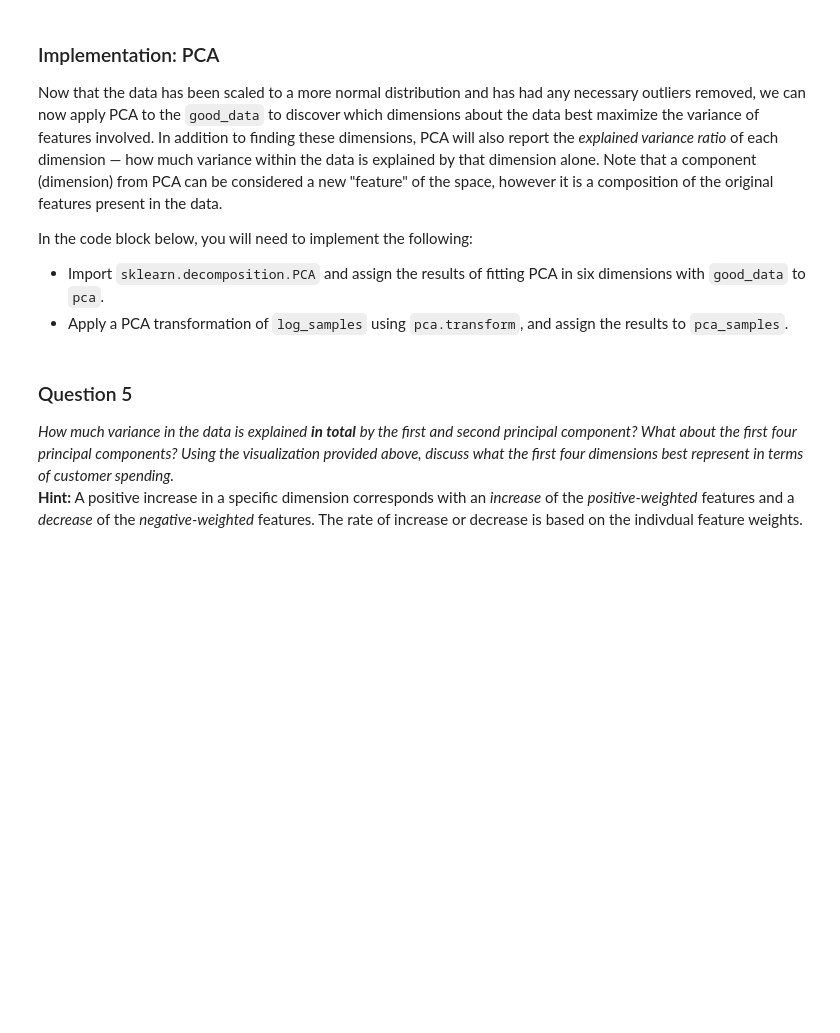
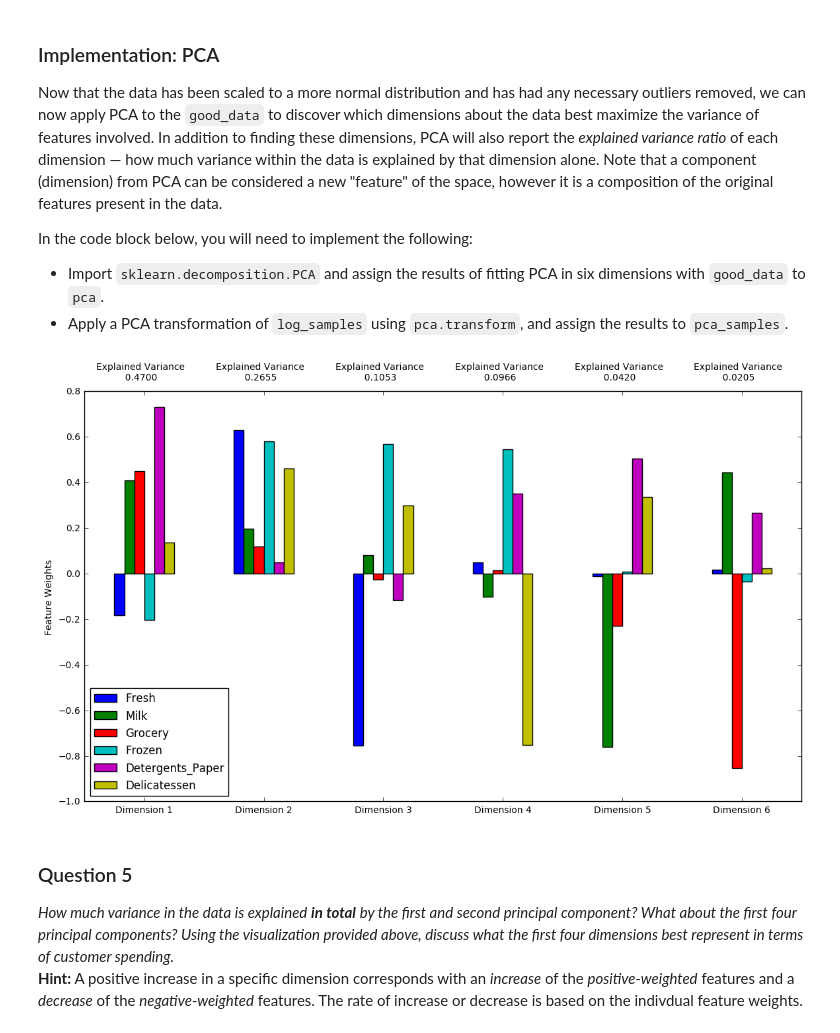
Before and after one commit to treybean/udacity-machine-learning-nanodegree, a Jupyter notebook: customer_segments/customer_segments.ipynb, the cells around one changed output. Saved outputs shown, nothing was run; the diff lists cells and outputs as text; code cells hidden in the pictures; blank space fills up the shorter version.

Commit message:
Outlier removal and PCA

```diff
--- a/customer_segments/customer_segments.ipynb
+++ b/customer_segments/customer_segments.ipynb
@@ -204,10 +204,10 @@ for feature in log_data.keys():
     display(log_data[~((log_data[feature] >= Q1 - step) & (log_data[feature] <= Q3 + step))])
 
 # OPTIONAL: Select the indices for data points you wish to remove
-outliers  = []
+all_outliers  = [66, 95, 96, 218, 338, 75, 38, 420, 122, 142, 154, 161, 177, 204, 237, 289, 356, 402, 109, 128, 184, 187, 203, 233, 285]
 
 # Remove the outliers, if any were specified
-good_data = log_data.drop(log_data.index[outliers]).reset_index(drop = True)
+good_data = log_data.drop(log_data.index[all_outliers]).reset_index(drop = True)
 # %% [output]
 Q1 for feature 'Fresh': 6.72743172485
 Q3 for feature 'Fresh': 8.82077183947
@@ -293,14 +299,19 @@ In the code block below, you will need to implement the following:
  - Import `sklearn.decomposition.PCA` and assign the results of fitting PCA in six dimensions with `good_data` to `pca`.
  - Apply a PCA transformation of `log_samples` using `pca.transform`, and assign the results to `pca_samples`.
 # %%
+from sklearn.decomposition import PCA
+
 # TODO: Apply PCA by fitting the good data with the same number of dimensions as features
-pca = None
+pca = PCA(n_components=6)
+pca.fit(good_data)
 
 # TODO: Transform log_samples using the PCA fit above
-pca_samples = None
+pca_samples = pca.transform(log_samples)
 
 # Generate PCA results plot
 pca_results = vs.pca_results(good_data, pca)
+# %% [output]
+[figure, added]
 # %% [markdown]
 ### Question 5
 *How much variance in the data is explained* ***in total*** *by the first and second principal component? What about the first four principal components? Using the visualization provided above, discuss what the first four dimensions best represent in terms of customer spending.*
```
Also changed, not shown: parts of 2 cells of this notebook.
